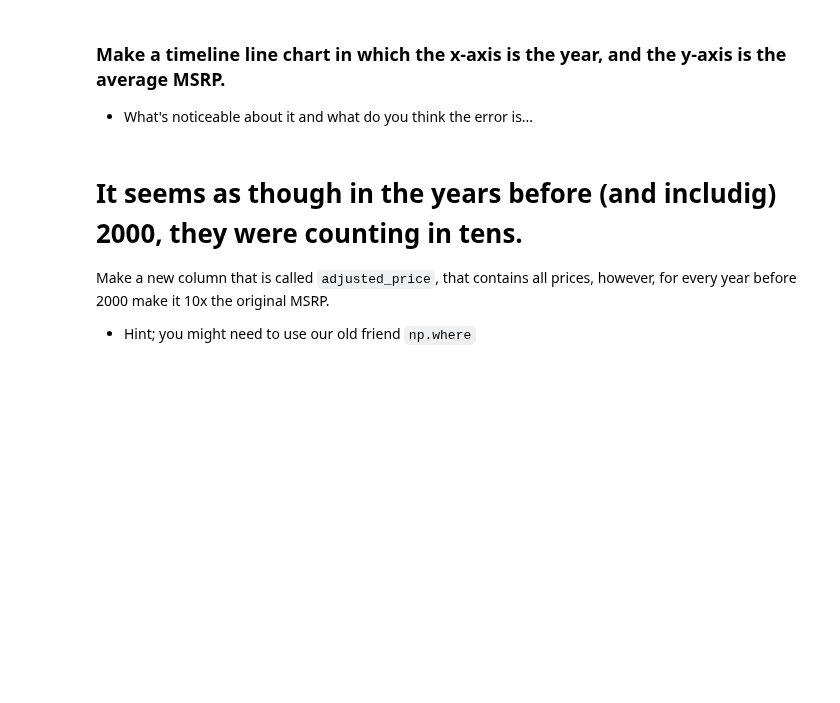
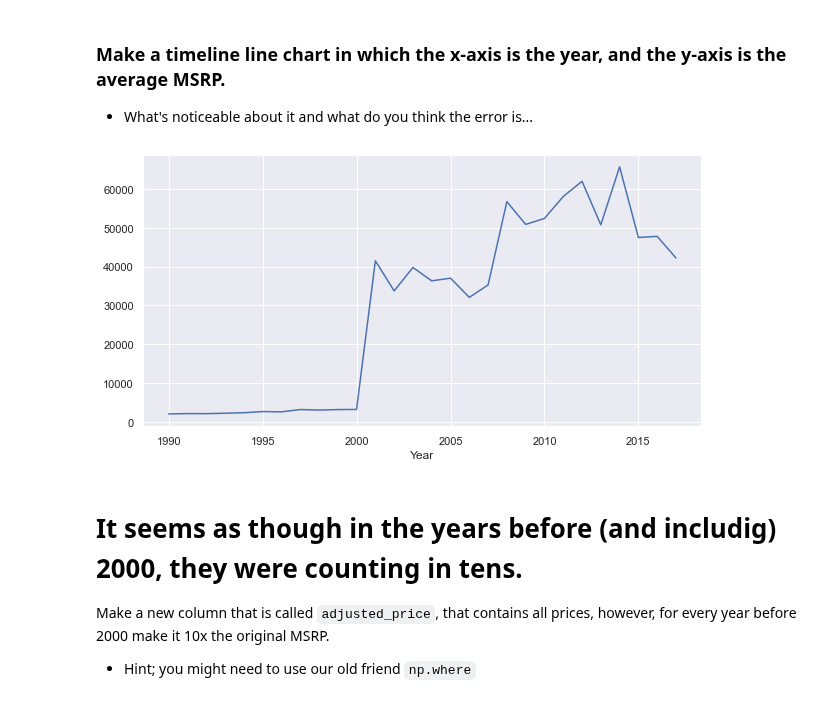
Before and after one commit to soashaker/2021-fall-data-science, a Jupyter notebook: Week-02-EDA/Exercise-EDA.ipynb, the cells around one changed output. Drawn from its saved outputs; the diff is of its cells as text; code cells hidden in the pictures; blank space fills up the shorter version.

```diff
--- a/Week-02-EDA/Exercise-EDA.ipynb
+++ b/Week-02-EDA/Exercise-EDA.ipynb
@@ -110,6 +110,11 @@ gpby.plot(kind='barh', figsize=(15,10));
 * What's noticeable about it and what do you think the error is...
 # %%
 # Make a timeline line chart in which the x-axis is the year, and the y-axis is the average MSRP.
+df.head()
+gpby = df.groupby('Year')['MSRP'].mean()
+gpby.plot(kind='line', x='Year', y='MSRP', figsize=(10,5));
+# %% [output]
+[figure, added]
 # %% [markdown]
 # It seems as though in the years before (and includig) 2000, they were counting in tens.
 Make a new column that is called `adjusted_price`, that contains all prices, however, for every year before 2000 make it 10x the original MSRP.
```
Also changed, not shown: parts of 5 cells of this notebook.
